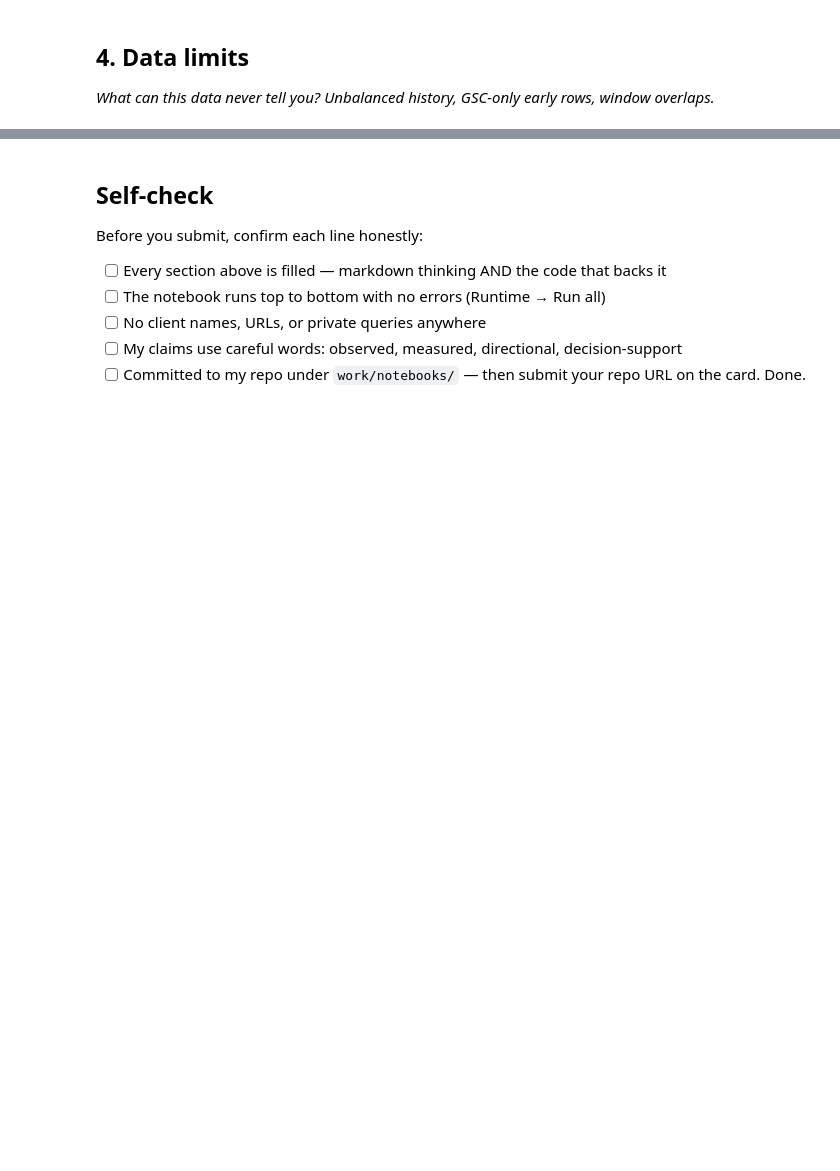
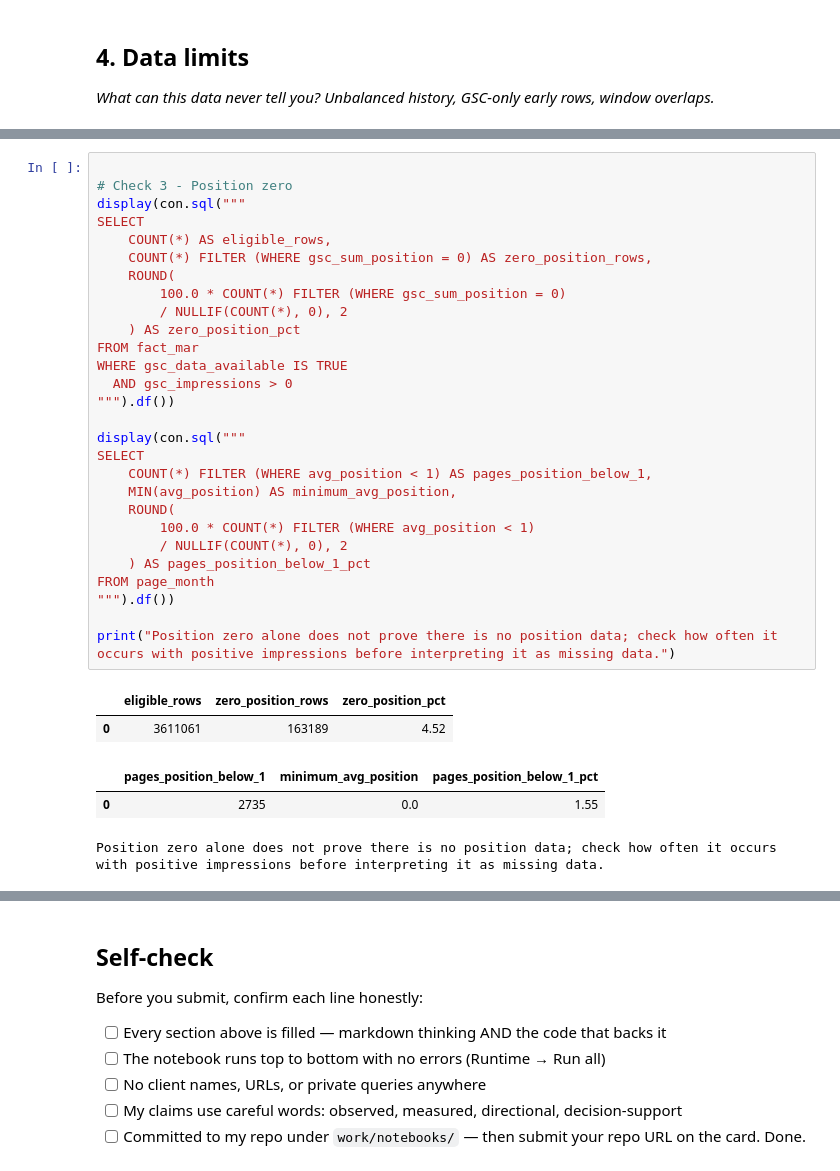
Before and after one commit to YosraHilmi/Fly-Rank-Internship, a Jupyter notebook: work/notebooks/w03_data_contract.ipynb, the cells around one changed output, grey strips where cells are left out. Drawn from its saved outputs; the diff is of its cells as text; blank space fills up the shorter version.

```diff
--- a/work/notebooks/w03_data_contract.ipynb
+++ b/work/notebooks/w03_data_contract.ipynb
@@ -574,0 +643,34 @@ All queries in Cells 1 to 5 were run only on month=2026-03; no other fact table
+# %%
+
+# Check 3 - Position zero
+display(con.sql("""
+SELECT
+    COUNT(*) AS eligible_rows,
+    COUNT(*) FILTER (WHERE gsc_sum_position = 0) AS zero_position_rows,
+    ROUND(
+        100.0 * COUNT(*) FILTER (WHERE gsc_sum_position = 0)
+        / NULLIF(COUNT(*), 0), 2
+    ) AS zero_position_pct
+FROM fact_mar
+WHERE gsc_data_available IS TRUE
+  AND gsc_impressions > 0
+""").df())
+
+display(con.sql("""
+SELECT
+    COUNT(*) FILTER (WHERE avg_position < 1) AS pages_position_below_1,
+    MIN(avg_position) AS minimum_avg_position,
+    ROUND(
+        100.0 * COUNT(*) FILTER (WHERE avg_position < 1)
+        / NULLIF(COUNT(*), 0), 2
+    ) AS pages_position_below_1_pct
+FROM page_month
+""").df())
+
+print("Position zero alone does not prove there is no position data; check how often it occurs with positive impressions before interpreting it as missing data.")
+# %% [output]
+|  | eligible_rows | zero_position_rows | zero_position_pct |
+| 0 | 3611061 | 163189 | 4.52 |
+|  | pages_position_below_1 | minimum_avg_position | pages_position_below_1_pct |
+| 0 | 2735 | 0.0 | 1.55 |
+Position zero alone does not prove there is no position data; check how often it occurs with positive impressions before interpreting it as missing data.
```
Also changed, not shown: parts of 6 cells of this notebook.
